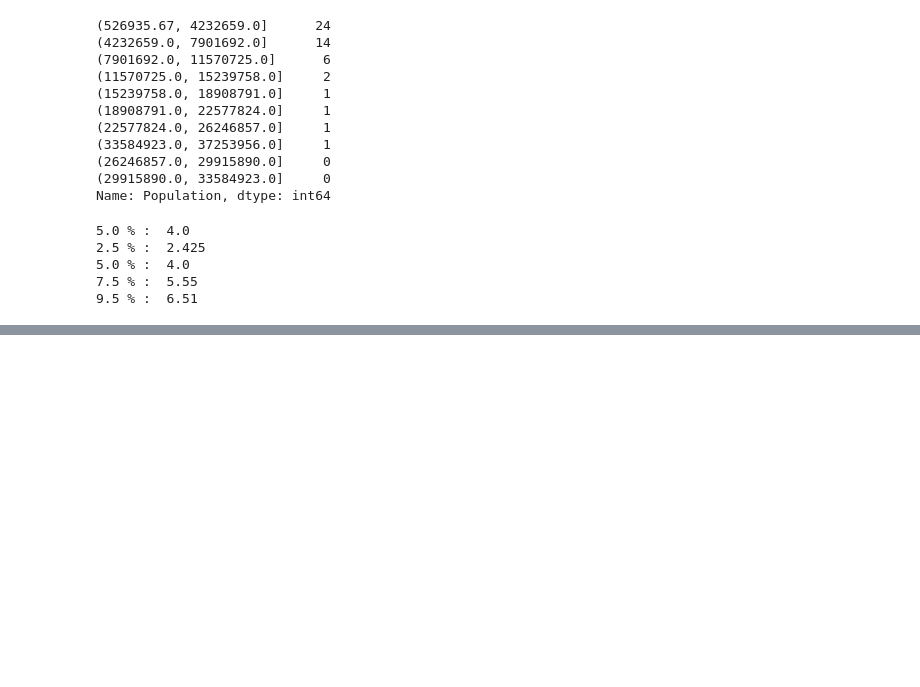
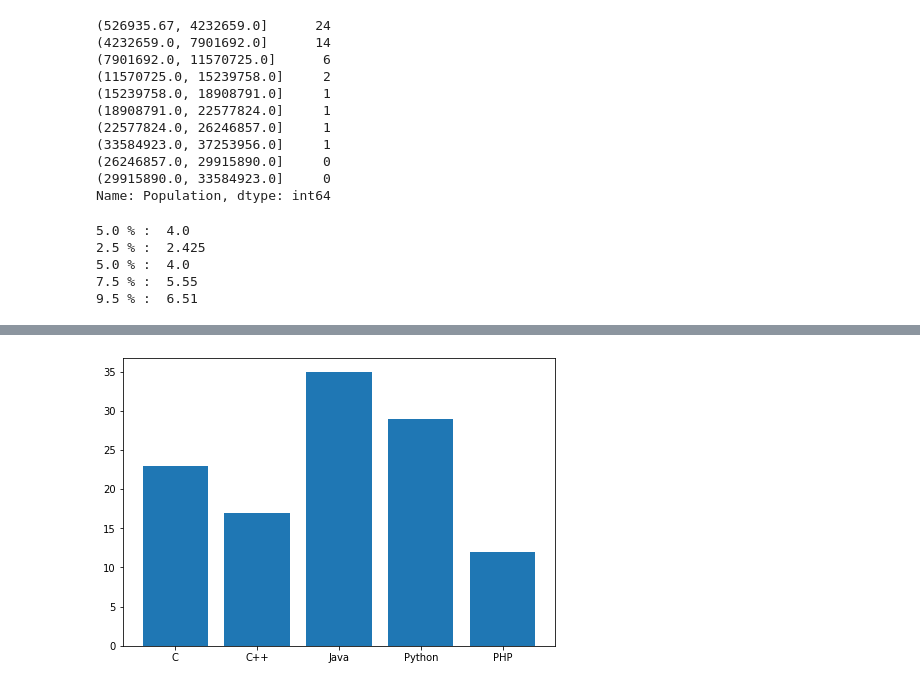
Before and after one commit to sashaTen/exploretary_data_analysis_in_marketing, a Jupyter notebook: Untitled0.ipynb, the cells around one changed output, grey strips where cells are left out. Saved outputs shown, nothing was run; the diff lists cells and outputs as text; code cells hidden in the pictures; blank space fills up the shorter version.

```diff
--- a/Untitled0.ipynb
+++ b/Untitled0.ipynb
@@ -98,0 +101,39 @@ plt.show()
+# %%
+  #Exploring Binary and Categorical Data
+"""
+
+Basic Expected Value Formula
+The basic expected value formula is the probability of an event multiplied by the amount of times the event happens:
+(P(x) * n).
+for  ex  :    test    abcd
+which is  for   "a"   it is   25%
+to  be  chosen out  of   four
+so you   have   30  questions  in the test
+which   means 30*0.25 that   ecpected   value is   7.5
+maybe
+
+////
+Categorical data is typically summed up in proportions and can be visualized in a
+bar chart.
+• Categories might represent distinct things (apples and oranges, male and female),
+levels of a factor variable (low, medium, and high), or numeric data that has been
+binned.
+• Expected value is the sum of values times their probability of occurrence, often
+used to sum up factor variable levels
+
+//////////////////////
+
+
+A bar chart or bar graph is a chart or graph that presents categorical data with rectangular bars with heights or lengths proportional to the values that they represent. The bars can be plotted vertically or horizontally.
+
+A bar graph shows comparisons among discrete categories. One axis of the chart shows the specific categories being compared, and the other axis represents a measured value.
+"""
+import matplotlib.pyplot as plt
+fig = plt.figure()
+ax = fig.add_axes([0,0,1,1])      #ax.bar(x, height, width, bottom, align)
+langs = ['C', 'C++', 'Java', 'Python', 'PHP']
+students = [23,17,35,29,12]
+ax.bar(langs,students)
+plt.show()
+# %% [output]
+[figure, added]
```
Also changed, not shown: parts of 5 cells of this notebook.
